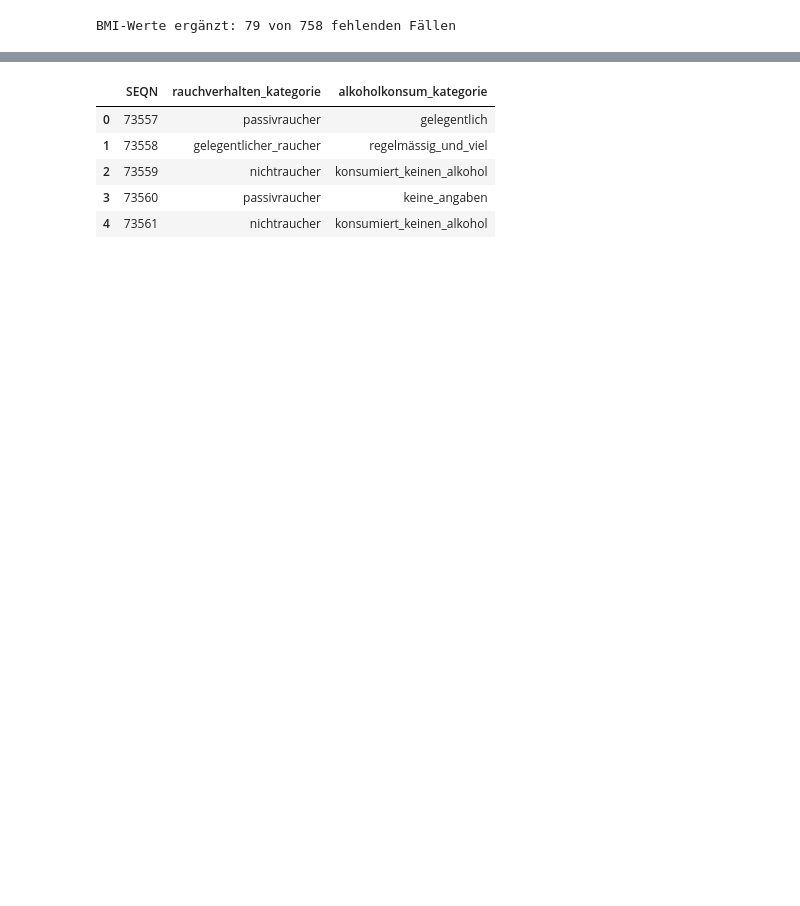
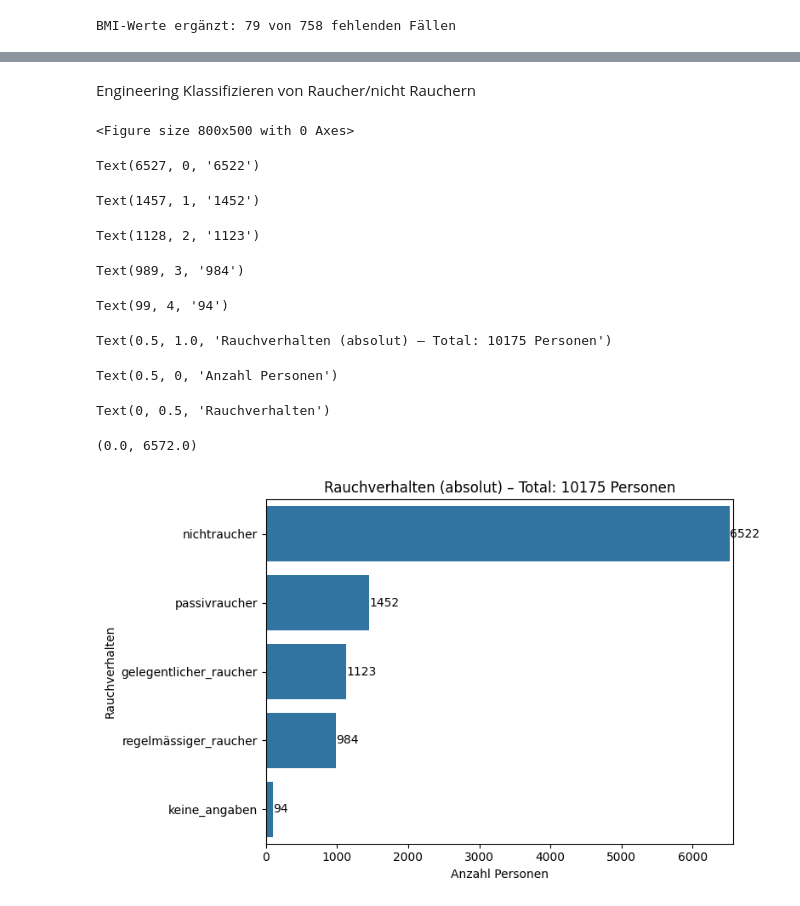
Before and after one commit to SheKJana/first-own-repository, a Jupyter notebook: Nach_KAQs.ipynb, the cells around one changed output, grey strips where cells are left out. Drawn from its saved outputs; the diff is of its cells as text; code cells hidden in the pictures; blank space fills up the shorter version.

```diff
--- a/Nach_KAQs.ipynb
+++ b/Nach_KAQs.ipynb
@@ -269,5 +298,8 @@ Index: []
+# %% [markdown]
+Engineering Klassifizieren von Raucher/nicht Rauchern
 # %%
 #Feature engeenering für Klassifikation von: "" nicht raucher, passiv Raucher, gelegenheits Raucher, regelmässiger Raucher"
+#falls ein Person selbst raucht wird die Tatsache, dass sie/er allfällig in einem Haushalt lebt wo andere Personen ebenfalls rauchen vernachlässigt. Da dies gesundheitlich nicht mehr eine grosse Relevanz hat
 
 def klassifiziere_raucher(row):
     smq621 = row.get("SMQ621")
@@ -290,38 +322,65 @@ def klassifiziere_raucher(row):
     else:
         return "nichtraucher"
 
 def klassifiziere_alkohol(row):
     alq110 = row.get("ALQ110")
     alq120q = row.get("ALQ120Q")
 
     if pd.isna(alq110) and pd.isna(alq120q):
         return "keine_angaben"
 
     if alq110 == 2:
         return "konsumiert_keinen_alkohol"
 
     if not pd.isna(alq120q):
         if alq120q == 0:
             return "konsumiert_keinen_alkohol"
         elif 1 <= alq120q <= 3:
             return "gelegentlich"
         elif 4 <= alq120q <= 6:
             return "regelmässig"
         elif alq120q >= 7:
             return "regelmässig_und_viel"
 
     return "keine_angaben"
 
 # Neue Spalten erstellen
 questionnaire["rauchverhalten_kategorie"] = questionnaire.apply(klassifiziere_raucher, axis=1)
 questionnaire["alkoholkonsum_kategorie"] = questionnaire.apply(klassifiziere_alkohol, axis=1)
 
-# Vorschau (optional)
-questionnaire[["SEQN", "rauchverhalten_kategorie", "alkoholkonsum_kategorie"]].head()
+# Zähle die Kategorien
+rauch_counts_abs = questionnaire["rauchverhalten_kategorie"].value_counts()
+gesamt_anzahl_rauch = rauch_counts_abs.sum()
+
+# Plot erstellen
+plt.figure(figsize=(8, 5))
+ax = sns.barplot(
+    y=rauch_counts_abs.index,
+    x=rauch_counts_abs.values,
+    orient="h",
+    color="#1f77b4"  # Gleiche Farbe wie für Krankheiten
+)
+
+# Zahlen in Balken einfügen
+for i, (label, value) in enumerate(rauch_counts_abs.items()):
+    ax.text(value + 5, i, f"{value}", va="center", fontsize=10)
+
+# Titel und Achsen
+plt.title(f"Rauchverhalten (absolut) – Total: {gesamt_anzahl_rauch} Personen")
+plt.xlabel("Anzahl Personen")
+plt.ylabel("Rauchverhalten")
+plt.xlim(0, max(rauch_counts_abs.values) + 50)
+plt.tight_layout()
+plt.show()
 # %% [output]
-|  | SEQN | rauchverhalten_kategorie | alkoholkonsum_kategorie |
-| 0 | 73557 | passivraucher | gelegentlich |
-| 1 | 73558 | gelegentlicher_raucher | regelmässig_und_viel |
-| 2 | 73559 | nichtraucher | konsumiert_keinen_alkohol |
-| 3 | 73560 | passivraucher | keine_angaben |
-| 4 | 73561 | nichtraucher | konsumiert_keinen_alkohol |
+<Figure size 800x500 with 0 Axes>
+Text(6527, 0, '6522')
+Text(1457, 1, '1452')
+Text(1128, 2, '1123')
+Text(989, 3, '984')
+Text(99, 4, '94')
+Text(0.5, 1.0, 'Rauchverhalten (absolut) – Total: 10175 Personen')
+Text(0.5, 0, 'Anzahl Personen')
+Text(0, 0.5, 'Rauchverhalten')
+(0.0, 6572.0)
+[figure, added]
```
Also changed, not shown: parts of 23 cells of this notebook.
